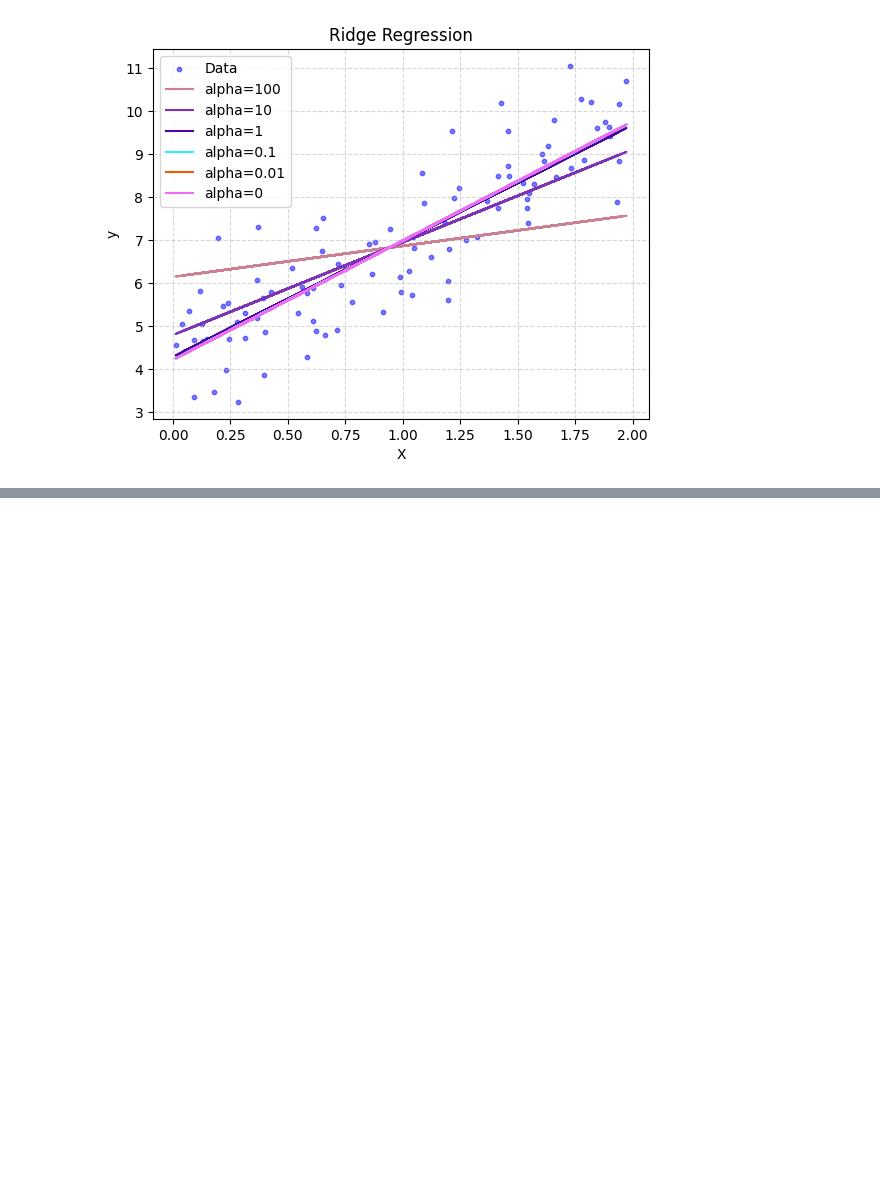
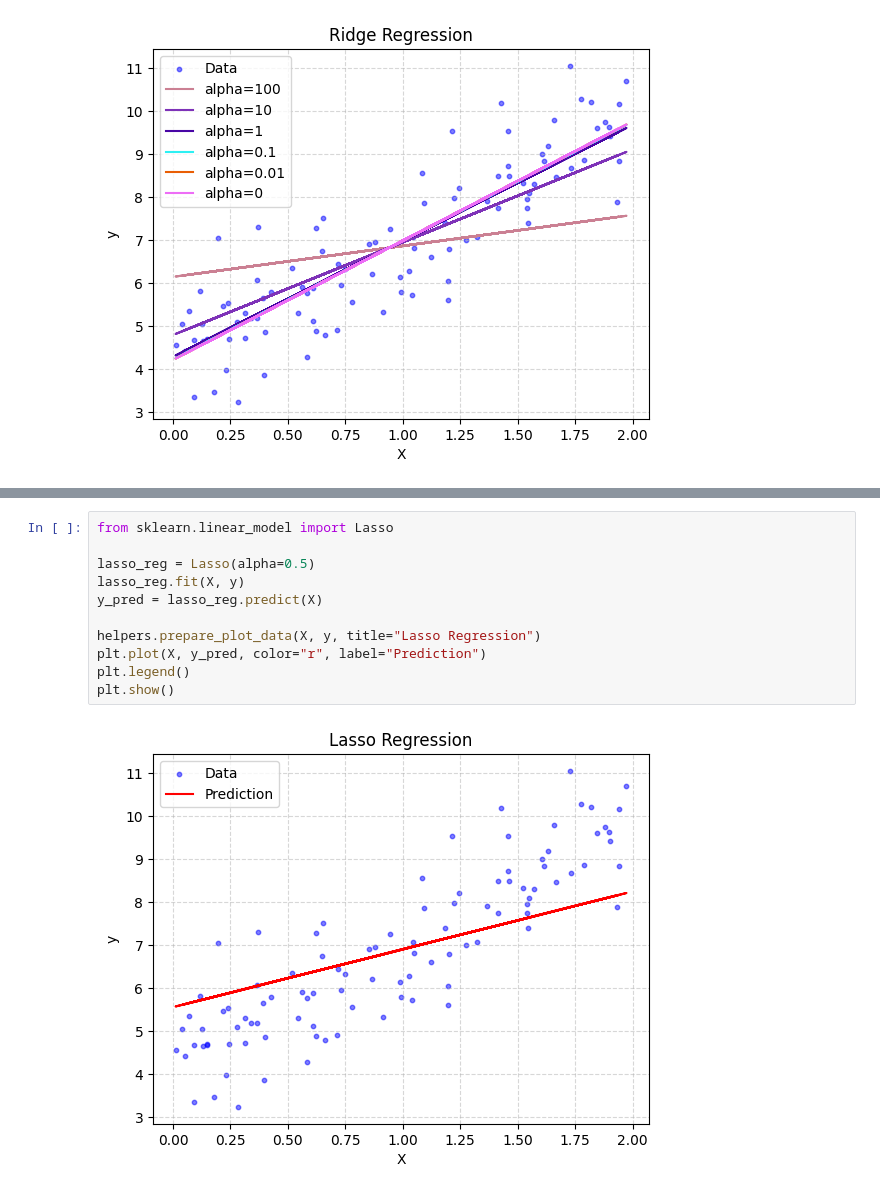
Before and after one commit to tsarevboris/ai-explore, a Jupyter notebook: notebooks/learn/regularized_linear.ipynb, the cells around one changed output, grey strips where cells are left out. Cells and saved outputs as stored; diff of their text form; blank space fills up the shorter version.

```diff
--- a/notebooks/learn/regularized_linear.ipynb
+++ b/notebooks/learn/regularized_linear.ipynb
@@ -45,0 +48,13 @@ plt.show()
+# %%
+from sklearn.linear_model import Lasso
+
+lasso_reg = Lasso(alpha=0.5)
+lasso_reg.fit(X, y)
+y_pred = lasso_reg.predict(X)
+
+helpers.prepare_plot_data(X, y, title="Lasso Regression")
+plt.plot(X, y_pred, color="r", label="Prediction")
+plt.legend()
+plt.show()
+# %% [output]
+[figure, added]
```
Also changed, not shown: parts of 6 cells of this notebook, 7 other files.
